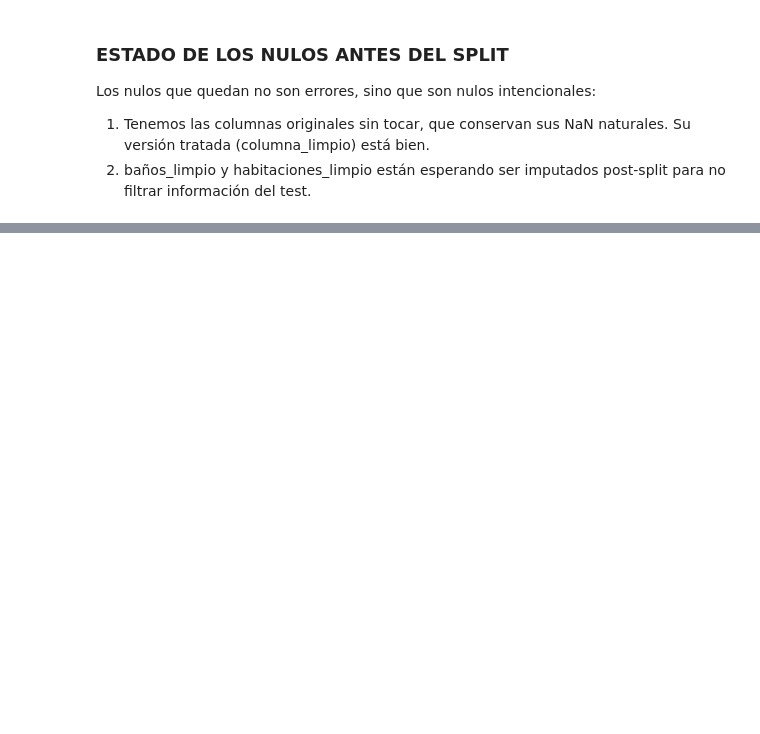
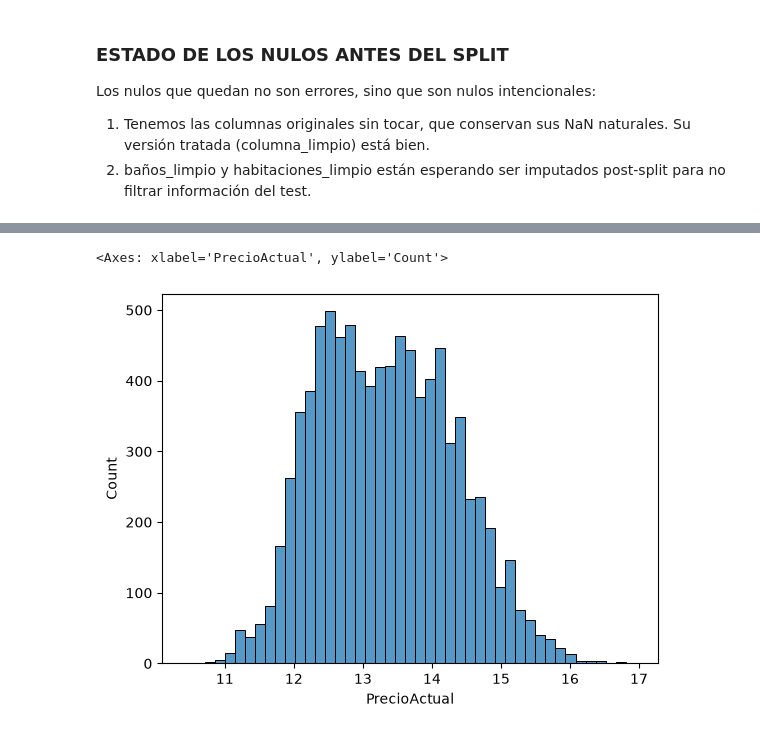
Before and after one commit to Gabriel-Caruso/ML-idealista, a Jupyter notebook: main.ipynb, the cells around one changed output, grey strips where cells are left out. Saved outputs shown, nothing was run; the diff lists cells and outputs as text; code cells hidden in the pictures; blank space fills up the shorter version.

```diff
--- a/main.ipynb
+++ b/main.ipynb
@@ -516,0 +541,5 @@ test.shape
+# %%
+sns.histplot(train[target].transform("log"))
+# %% [output]
+<Axes: xlabel='PrecioActual', ylabel='Count'>
+[figure, added]
```
Also changed, not shown: parts of 35 cells of this notebook.
